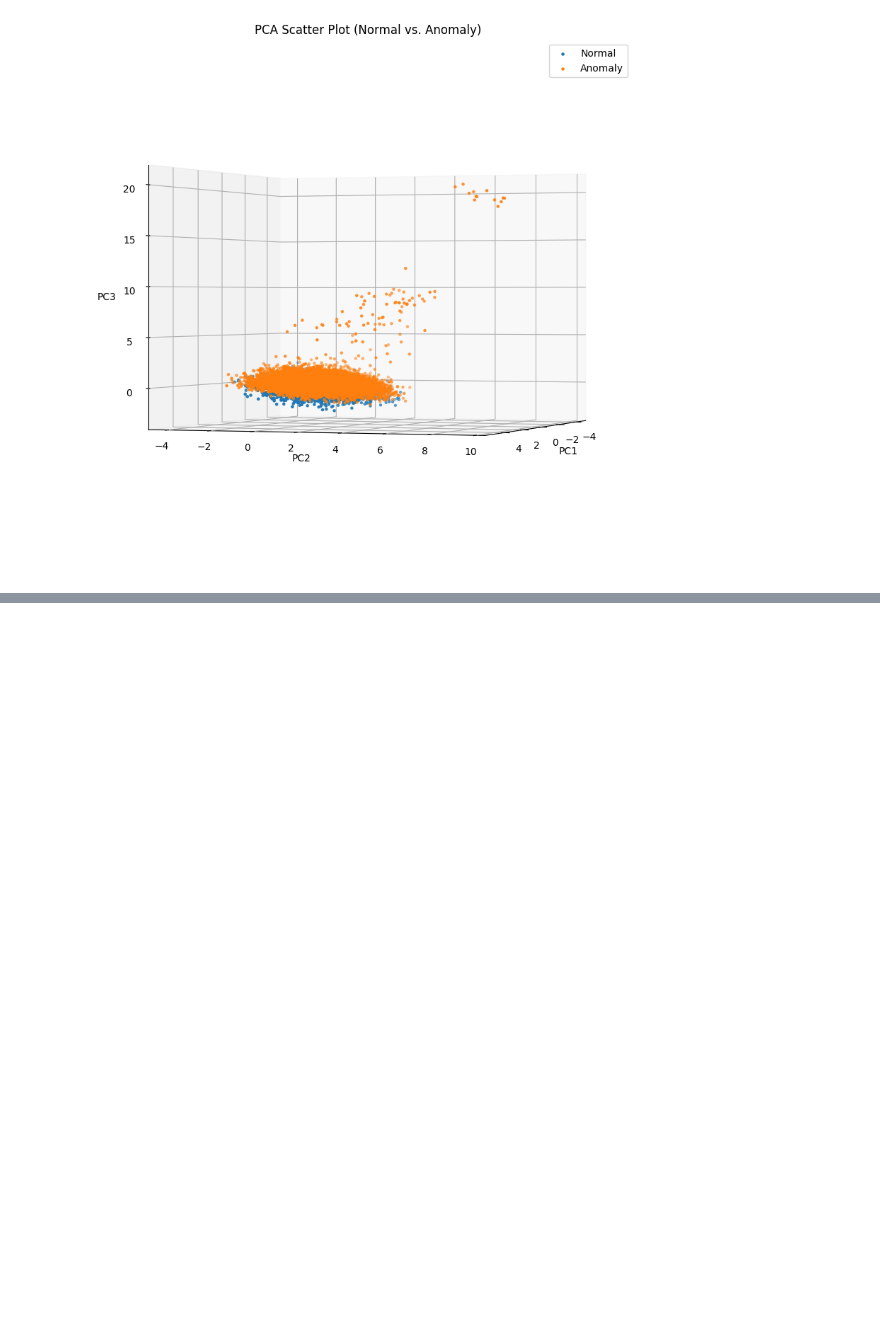
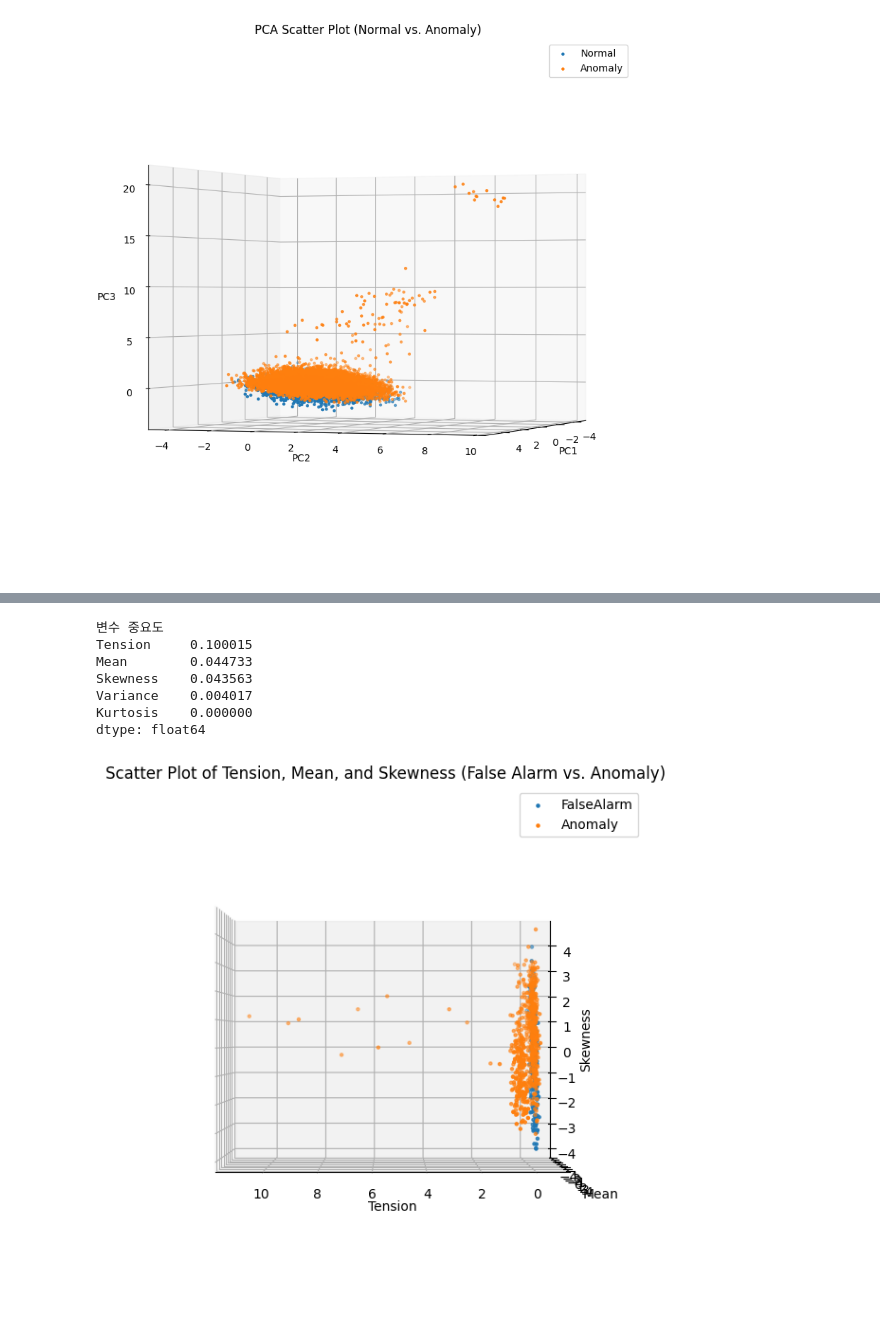
Before and after one commit to changyeon99/CapstoneDesign2, a Jupyter notebook: Oct_6th.ipynb, the cells around one changed output, grey strips where cells are left out. Cells and saved outputs as stored; diff of their text form; code cells hidden in the pictures; blank space fills up the shorter version.

```diff
--- a/Oct_6th.ipynb
+++ b/Oct_6th.ipynb
@@ -480,0 +510,4 @@ dtype: float64
+# %%
+AEandAnomaly = tb_data[(tb_data['Confusion Matrix'] == 'FalseAlarm') | (tb_data['Confusion Matrix'] == 'Anomaly')]
+AEandAnomaly = AEandAnomaly.reset_index(drop = True) # False는 기존 인덱스를 새로운 열로 추가
+AEandAnomaly
@@ -480,0 +528,46 @@ dtype: float64
+# %%
+X = AEandAnomaly[list_independent_variables]  # 독립 변수
+y = AEandAnomaly['Confusion Matrix']  # 타겟 변수
+
+# 상호 정보량 계산
+mutual_info = mutual_info_classif(X, y, discrete_features='auto', random_state=42)
+
+# 결과 출력
+importance_scores = pd.Series(mutual_info, index=X.columns)
+importance_scores = importance_scores.sort_values(ascending=False)
+print('변수 중요도')
+print(importance_scores)
+
+fig = plt.figure(figsize=(10, 6))
+
+ax = fig.add_subplot(111, projection='3d')
+tension = AEandAnomaly['Tension']
+mean = AEandAnomaly['Mean']
+skewness = AEandAnomaly['Skewness']
+confusion_matrix = AEandAnomaly['Confusion Matrix']
+
+for t in AEandAnomaly['Confusion Matrix'].unique().tolist():
+    mask = confusion_matrix == t
+    ax.scatter(tension[mask], mean[mask], skewness[mask], label = t, marker = '.')
+
+ax.set_xlabel('Tension')
+ax.set_ylabel('Mean')
+ax.set_zlabel('Skewness')
+
+azimuth_angle = 90
+elevation_angle = 0
+ax.view_init(elev=elevation_angle, azim=azimuth_angle)
+
+ax.legend()
+plt.title('Scatter Plot of Tension, Mean, and Skewness (False Alarm vs. Anomaly)')
+plt.tight_layout()
+plt.show()
+# %% [output]
+변수 중요도
+Tension     0.100015
+Mean        0.044733
+Skewness    0.043563
+Variance    0.004017
+Kurtosis    0.000000
+dtype: float64
+[figure, added]
```
Also changed, not shown: parts of 22 cells of this notebook.
